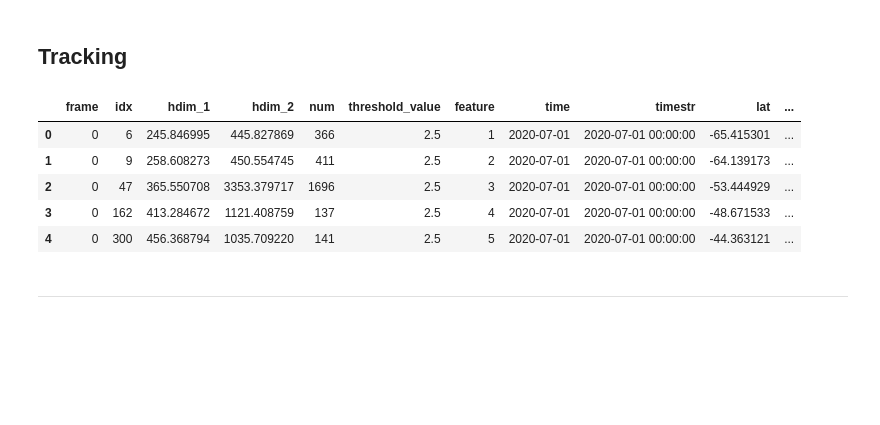
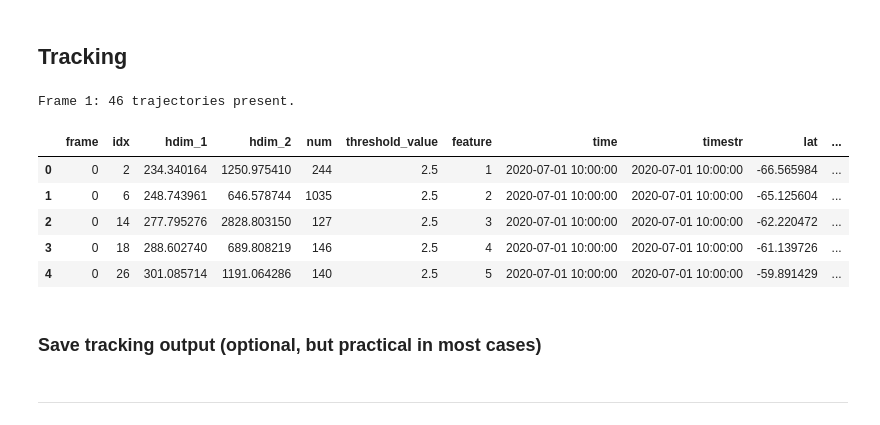
Before and after one commit to erogluorhan/storm-tracking-cookbook, a Jupyter notebook: notebooks/03-storm-tracking.ipynb, the cells around one changed output. Cells and saved outputs as stored; diff of their text form; code cells hidden in the pictures; blank space fills up the shorter version.

```diff
--- a/notebooks/03-storm-tracking.ipynb
+++ b/notebooks/03-storm-tracking.ipynb
@@ -15,7 +15,9 @@ For this cookbook, we are using tobac version: 1.6.0
 # %%
-# read in the regridded data
+# read in the regridded data (from previous step)
 mpas_regridded = xr.open_dataset("mpas_ice_water_path_regridded.nc")
-iwp = mpas_regridded.ice_water_path.squeeze().compute() / 1000
+
+# read in the data into memory and change unit: g/m2 -> kg/m2
+iwp = mpas_regridded.ice_water_path.compute() / 1000
 # %%
 import matplotlib.pyplot as plt
 plt.figure(figsize=(10,6))
@@ -67,5 +48,5 @@ Coordinates:
 # %%
 %%time
-input_data = mpas_regridded.ice_water_path / 1000
+input_data = iwp
 storm_features = tobac.feature_detection_multithreshold(input_data, dxy, **parameters_features)
 # %% [output]
@@ -124,13 +105,17 @@ parameters_linking['PBC_flag'] ="hdim_2"
 parameters_linking['min_h2'] = 0
 parameters_linking['max_h2'] = mpas_regridded.lon.size
 # %%
-Tracks = tobac.linking_trackpy(storm_features, None, dt=dt, dxy=dxy, **parameters_linking)
+tracks = tobac.linking_trackpy(storm_features, None, dt=dt, dxy=dxy, **parameters_linking)
+# %% [output]
+Frame 1: 46 trajectories present.
 # %%
-Tracks.head()
+tracks.head()
 # %% [output]
 |  | frame | idx | hdim_1 | hdim_2 | num | threshold_value | feature | time | timestr | lat | ... |
-| 0 | 0 | 6 | 245.846995 | 445.827869 | 366 | 2.5 | 1 | 2020-07-01 | 2020-07-01 00:00:00 | -65.415301 | ... |
-| 1 | 0 | 9 | 258.608273 | 450.554745 | 411 | 2.5 | 2 | 2020-07-01 | 2020-07-01 00:00:00 | -64.139173 | ... |
-| 2 | 0 | 47 | 365.550708 | 3353.379717 | 1696 | 2.5 | 3 | 2020-07-01 | 2020-07-01 00:00:00 | -53.444929 | ... |
-| 3 | 0 | 162 | 413.284672 | 1121.408759 | 137 | 2.5 | 4 | 2020-07-01 | 2020-07-01 00:00:00 | -48.671533 | ... |
-| 4 | 0 | 300 | 456.368794 | 1035.709220 | 141 | 2.5 | 5 | 2020-07-01 | 2020-07-01 00:00:00 | -44.363121 | ... |
+| 0 | 0 | 2 | 234.340164 | 1250.975410 | 244 | 2.5 | 1 | 2020-07-01 10:00:00 | 2020-07-01 10:00:00 | -66.565984 | ... |
+| 1 | 0 | 6 | 248.743961 | 646.578744 | 1035 | 2.5 | 2 | 2020-07-01 10:00:00 | 2020-07-01 10:00:00 | -65.125604 | ... |
+| 2 | 0 | 14 | 277.795276 | 2828.803150 | 127 | 2.5 | 3 | 2020-07-01 10:00:00 | 2020-07-01 10:00:00 | -62.220472 | ... |
+| 3 | 0 | 18 | 288.602740 | 689.808219 | 146 | 2.5 | 4 | 2020-07-01 10:00:00 | 2020-07-01 10:00:00 | -61.139726 | ... |
+| 4 | 0 | 26 | 301.085714 | 1191.064286 | 140 | 2.5 | 5 | 2020-07-01 10:00:00 | 2020-07-01 10:00:00 | -59.891429 | ... |
+# %% [markdown]
+### Save tracking output (optional, but practical in most cases)
```
Also changed, not shown: parts of 7 cells of this notebook, 4 other files.
